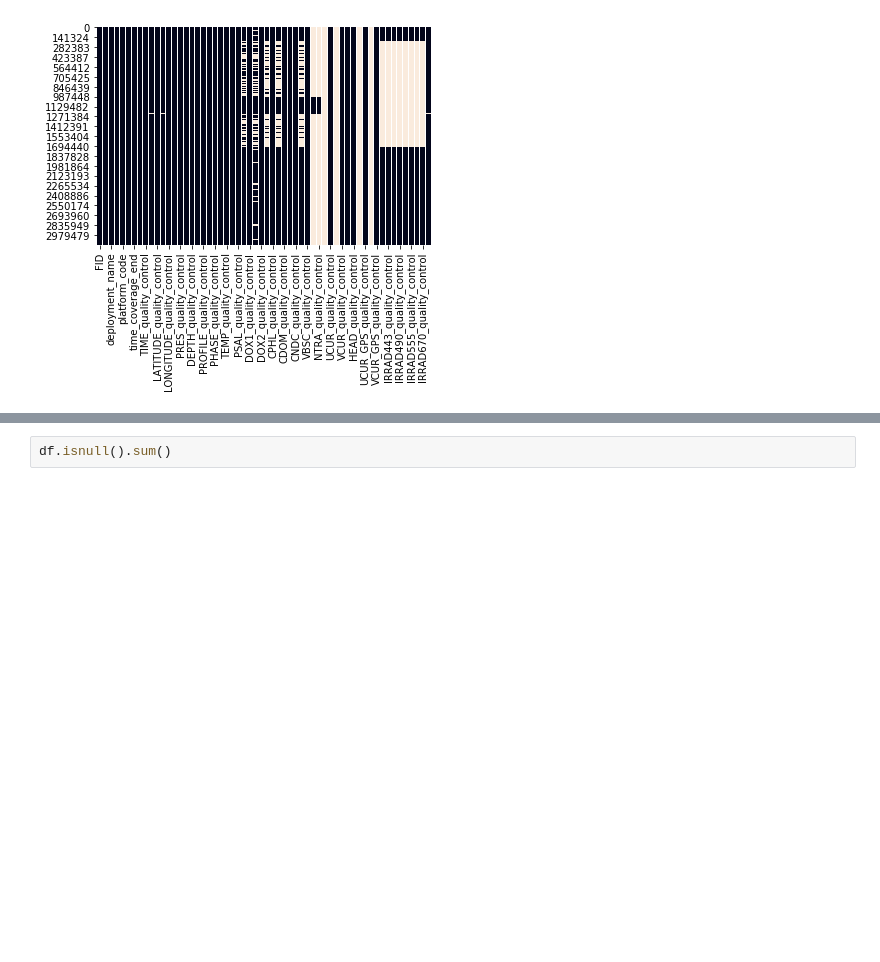
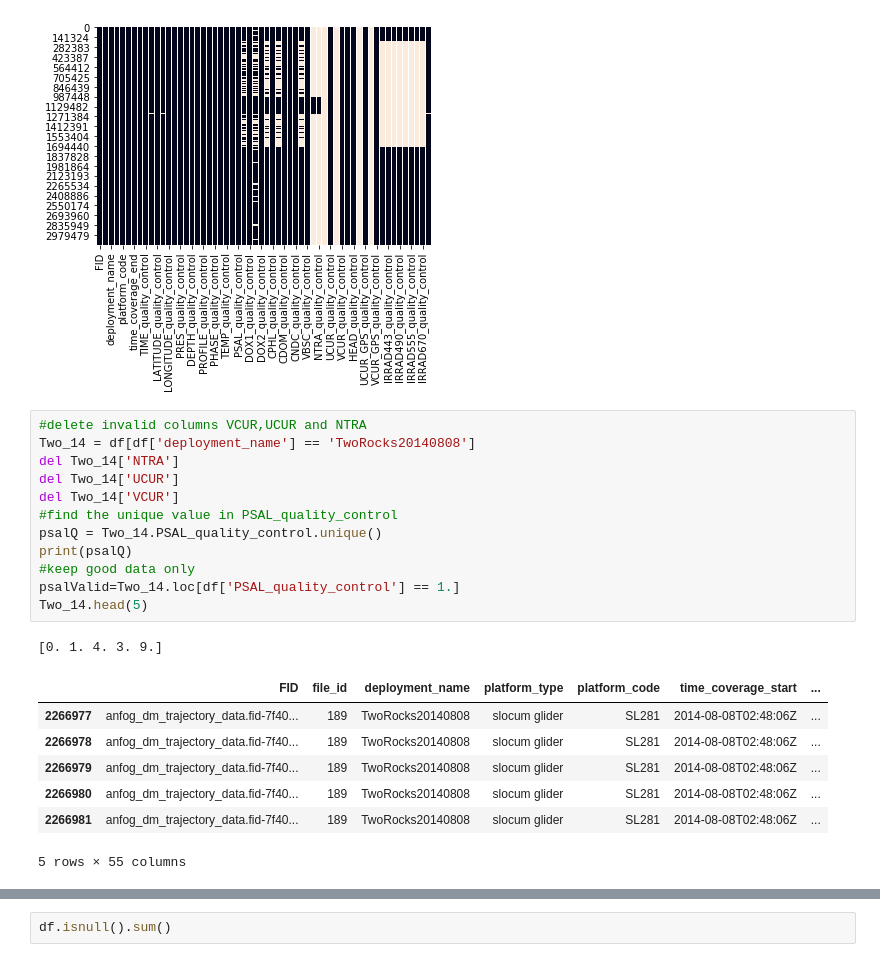
Before and after one commit to RaymonQ/Data-Science-and-Decisions-capstone-project-Regression, a Jupyter notebook: Data_Proprocessing/Python/preprocess-checkpoint.ipynb, the cells around one changed output, grey strips where cells are left out. Drawn from its saved outputs; the diff is of its cells as text; blank space fills up the shorter version.

```diff
--- a/Data_Proprocessing/Python/preprocess-checkpoint.ipynb
+++ b/Data_Proprocessing/Python/preprocess-checkpoint.ipynb
@@ -38,3 +45,24 @@ sns.heatmap(df.isnull(), cbar=False)
 # %% [output]
 <matplotlib.axes._subplots.AxesSubplot at 0x...>
 [figure]
+# %%
+#delete invalid columns VCUR,UCUR and NTRA
+Two_14 = df[df['deployment_name'] == 'TwoRocks20140808']
+del Two_14['NTRA']
+del Two_14['UCUR']
+del Two_14['VCUR']
+#find the unique value in PSAL_quality_control
+psalQ = Two_14.PSAL_quality_control.unique()
+print(psalQ)
+#keep good data only
+psalValid=Two_14.loc[df['PSAL_quality_control'] == 1.]
+Two_14.head(5)
+# %% [output]
+[0. 1. 4. 3. 9.]
+|  | FID | file_id | deployment_name | platform_type | platform_code | time_coverage_start | ... |
+| 2266977 | anfog_dm_trajectory_data.fid-7f40... | 189 | TwoRocks20140808 | slocum glider | SL281 | 2014-08-08T02:48:06Z | ... |
+| 2266978 | anfog_dm_trajectory_data.fid-7f40... | 189 | TwoRocks20140808 | slocum glider | SL281 | 2014-08-08T02:48:06Z | ... |
+| 2266979 | anfog_dm_trajectory_data.fid-7f40... | 189 | TwoRocks20140808 | slocum glider | SL281 | 2014-08-08T02:48:06Z | ... |
+| 2266980 | anfog_dm_trajectory_data.fid-7f40... | 189 | TwoRocks20140808 | slocum glider | SL281 | 2014-08-08T02:48:06Z | ... |
+| 2266981 | anfog_dm_trajectory_data.fid-7f40... | 189 | TwoRocks20140808 | slocum glider | SL281 | 2014-08-08T02:48:06Z | ... |
+5 rows × 55 columns
```
Also changed, not shown: parts of 14 cells of this notebook.
